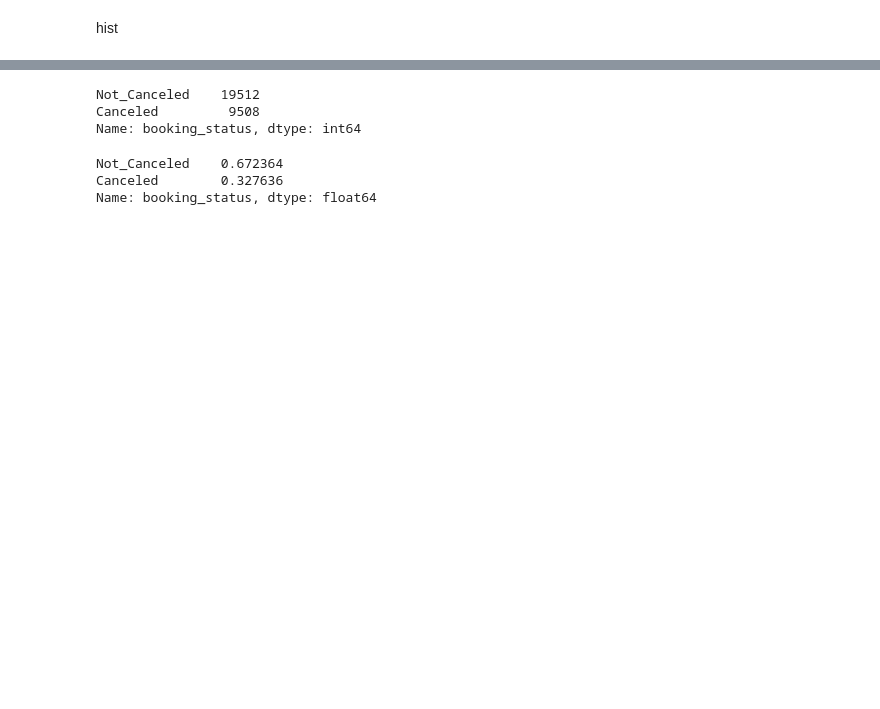
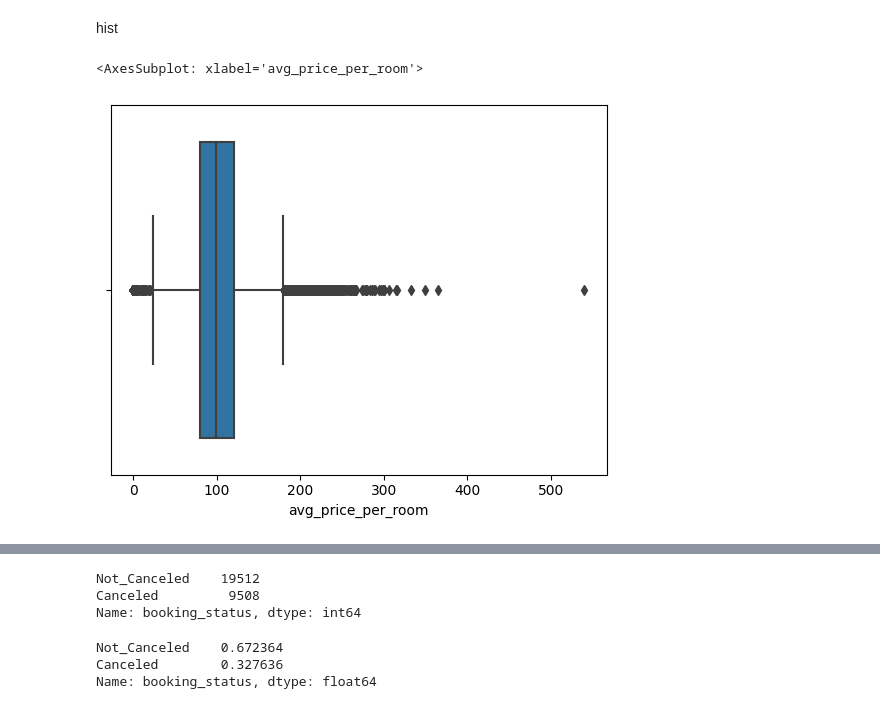
Before and after one commit to DhanushBharadwaj/hotel_reservation, a Jupyter notebook: eda.ipynb, the cells around one changed output, grey strips where cells are left out. Drawn from its saved outputs; the diff is of its cells as text; code cells hidden in the pictures; blank space fills up the shorter version.

```diff
--- a/eda.ipynb
+++ b/eda.ipynb
@@ -295,5 +305,10 @@ Name: avg_price_per_room, Length: 3488, dtype: int64
 # %% [markdown]
 hist
+# %%
+sns.boxplot(x=x_train["avg_price_per_room"])
+# %% [output]
+<AxesSubplot: xlabel='avg_price_per_room'>
+[figure, added]
 # %%
 x_train["no_of_special_requests"].value_counts()
 # %% [output]
```
Also changed, not shown: parts of 20 cells of this notebook, 1 other file.
